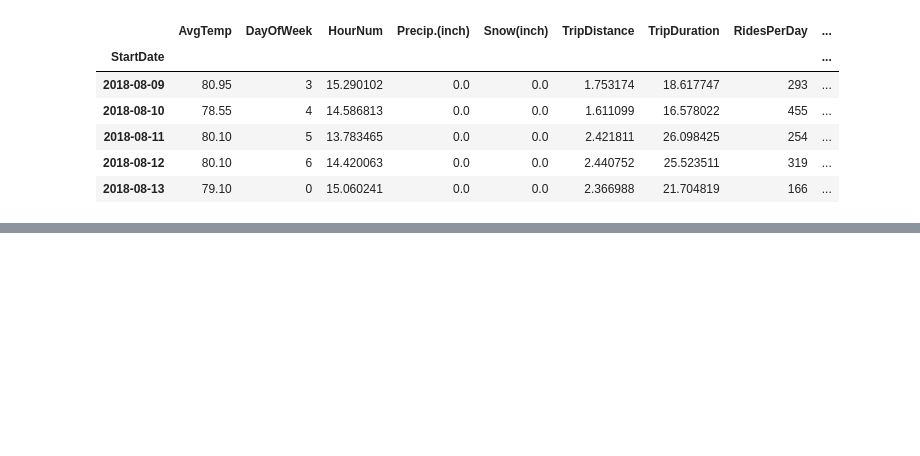
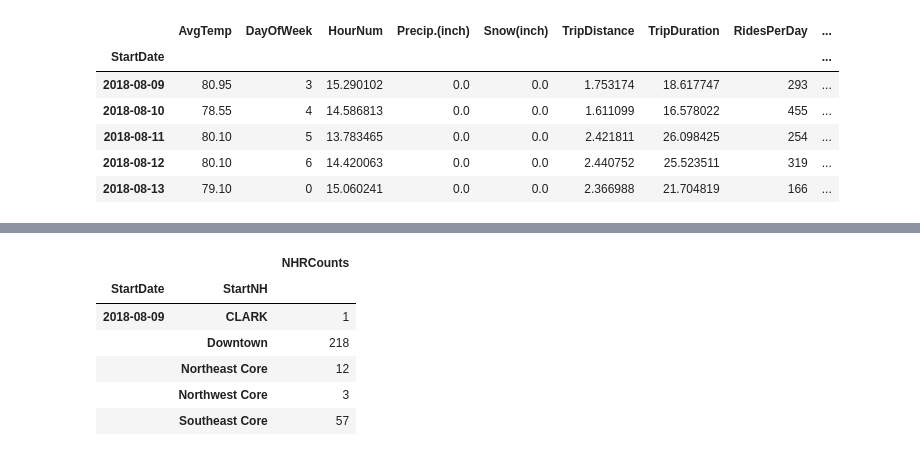
Before and after one commit to abhiram540/TripDataAnalysis-CityOfLouisville-DocklessVehicles, a Jupyter notebook: 7.6 Capstone Two Data Wrangling.ipynb, the cells around one changed output, grey strips where cells are left out. Cells and saved outputs as stored; diff of their text form; code cells hidden in the pictures; blank space fills up the shorter version.

```diff
--- a/7.6 Capstone Two Data Wrangling.ipynb
+++ b/7.6 Capstone Two Data Wrangling.ipynb
@@ -1486,0 +1498,15 @@ In the above dataframe 'df_prep', the DayOfWeek column has numbers 0-6 represent
+# %%
+#gdf["StartNH"].value_counts()
+
+df_nh_rpd = pd.DataFrame(gdf.groupby(['StartDate', 'StartNH']).size())
+df_nh_rpd.columns = ['NHRCounts']
+df_nh_rpd.head()
+#df_nh_rpd = pd.DataFrame(gdf["StartNH"].value_counts()).sort_index()
+# %% [output]
+|  |  | NHRCounts |
+| StartDate | StartNH |  |
+| 2018-08-09 | CLARK | 1 |
+|  | Downtown | 218 |
+|  | Northeast Core | 12 |
+|  | Northwest Core | 3 |
+|  | Southeast Core | 57 |
```
Also changed, not shown: parts of 5 cells of this notebook.
